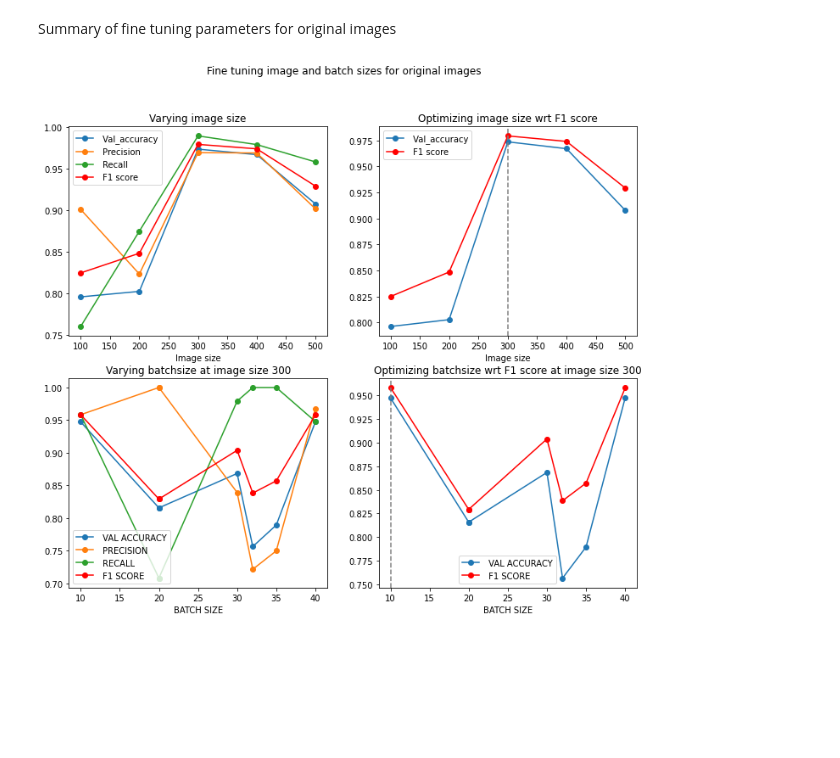
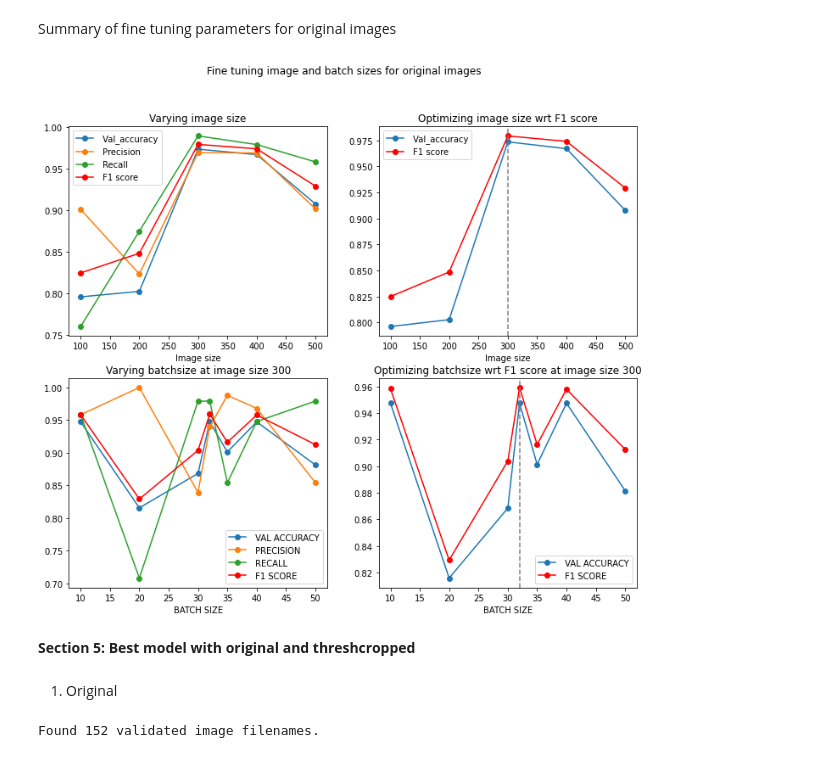
Before and after one commit to mishty-ray/marked-beetle-analysis-1, a Jupyter notebook: Graphs_and_images.ipynb, the cells around one changed output. Cells and saved outputs as stored; diff of their text form; code cells hidden in the pictures; blank space fills up the shorter version.

```diff
--- a/Graphs_and_images.ipynb
+++ b/Graphs_and_images.ipynb
@@ -336,8 +369,8 @@ plt.show()
 Varying batchsize based on the best image size
 # %%
 tvb=pd.read_csv('/content/drive/MyDrive/fine_tuning/metrics_300.txt')
-tvb=tvb.drop(labels=0, axis=0)
-tvb=tvb.sort_values(by=tvb.columns[0])
+#tvb=tvb.drop(labels=[0,1], axis=0)
+#tvb=tvb.sort_values(by=tvb.columns[0])
 tvb
 # %% [output]
 |  | BATCH SIZE | VAL ACCURACY | PRECISION | RECALL | F1 SCORE |
@@ -385,32 +418,56 @@ Summary of fine tuning parameters for original images
 fig, axes = plt.subplots(nrows=2, ncols=2, figsize=(12,10))
 
 #subplot 1
 tvi.plot(kind='line', x=tvi.columns[0], y=tvi.columns[1], style='o-',ax=axes[0,0])
 tvi.plot(kind='line', x=tvi.columns[0], y=tvi.columns[2], style='o-', ax=axes[0,0])
 tvi.plot(kind='line', x=tvi.columns[0], y=tvi.columns[3], style='o-', ax=axes[0,0])
 tvi.plot(kind='line', x=tvi.columns[0], y=tvi.columns[4], style='ro-', ax=axes[0,0])
 axes[0,0].set_title('Varying image size')
 
 #subplot 2
 tvi.plot(kind='line', x=tvi.columns[0], y=tvi.columns[1], style='o-',ax=axes[0,1])
 tvi.plot(kind='line', x=tvi.columns[0], y=tvi.columns[4], style='ro-', ax=axes[0,1])
 axes[0,1].axvline(x=300, color='gray', linestyle='--')
 axes[0,1].set_title('Optimizing image size wrt F1 score')
 
 #subplot 3
 tvb.plot(kind='line', x=tvb.columns[0], y=tvb.columns[1], style='o-',ax=axes[1,0])
 tvb.plot(kind='line', x=tvb.columns[0], y=tvb.columns[2], style='o-', ax=axes[1,0])
 tvb.plot(kind='line', x=tvb.columns[0], y=tvb.columns[3], style='o-', ax=axes[1,0])
 tvb.plot(kind='line', x=tvb.columns[0], y=tvb.columns[4], style='ro-', ax=axes[1,0])
 axes[1,0].set_title('Varying batchsize at image size 300')
 
 #subplot 4
 tvb.plot(kind='line', x=tvb.columns[0], y=tvb.columns[1], style='o-',ax=axes[1,1])
 tvb.plot(kind='line', x=tvb.columns[0], y=tvb.columns[4], style='ro-', ax=axes[1,1])
-axes[1,1].axvline(x=10,color='gray', linestyle='--')
+axes[1,1].axvline(x=32,color='gray', linestyle='--')
 axes[1,1].set_title('Optimizing batchsize wrt F1 score at image size 300')
 
 plt.suptitle('Fine tuning image and batch sizes for original images')
 plt.show()
 # %% [output]
-[figure, old version]
+[figure, new version]
+# %% [markdown]
+**Section 5: Best model with original and threshcropped**
+# %% [markdown]
+1. Original
+# %%
+IMG_SIZE = 300
+size = (IMG_SIZE,IMG_SIZE)
+n_CLASS = 2
+BATCH_SIZE = 32
+
+test_gen = ImageDataGenerator(preprocessing_function = tf.keras.applications.efficientnet.preprocess_input,
+                    )
+test_generator1 = test_gen.flow_from_dataframe(
+    validate_df,
+    "/content/drive/MyDrive/MarkedBeetleImageAnalysis/",
+    x_col='filename',
+    y_col=None,
+    class_mode=None,
+    target_size=size,
+    batch_size=BATCH_SIZE,
+    shuffle=False
+)
+# %% [output]
+Found 152 validated image filenames.
```
Also changed, not shown: parts of 31 cells of this notebook.
